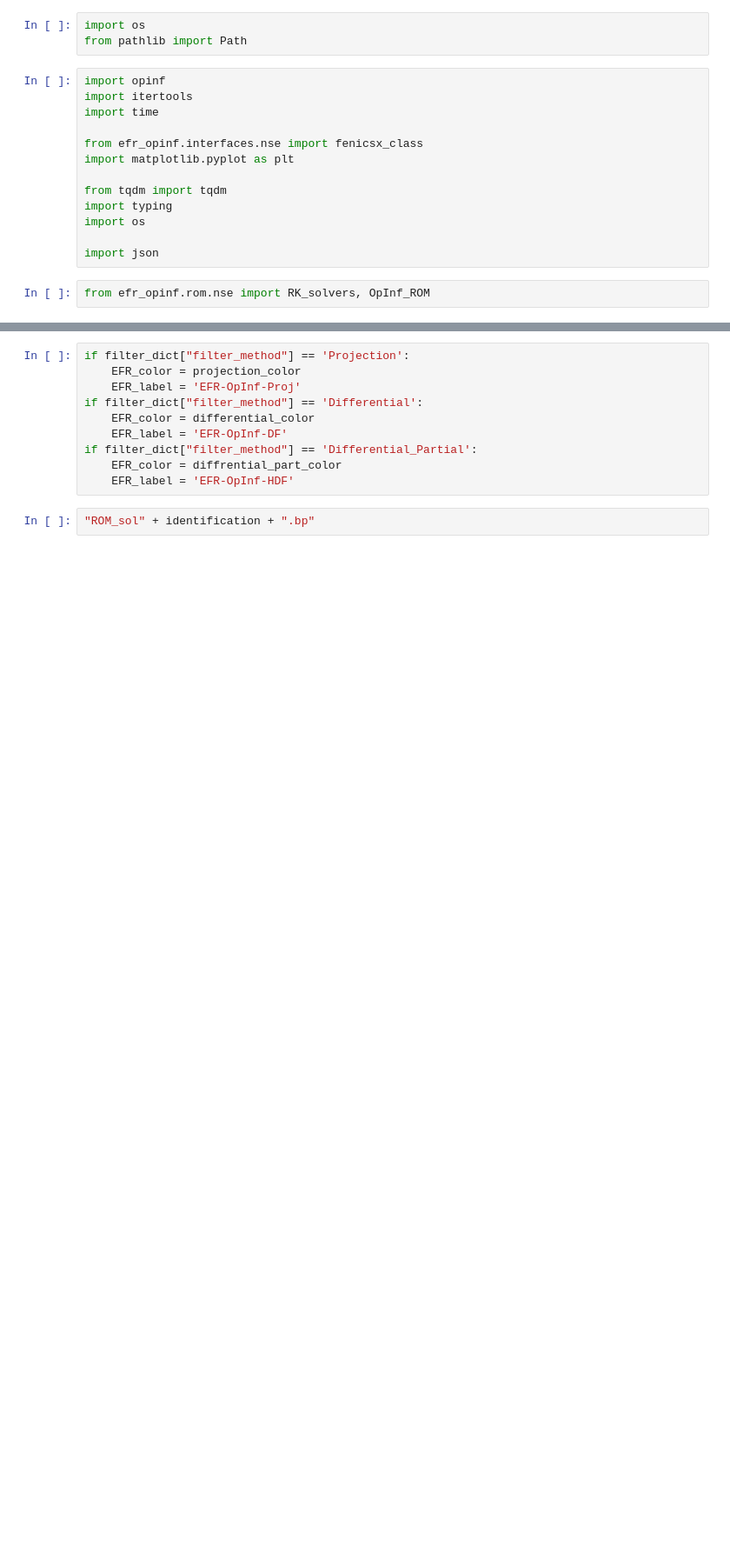
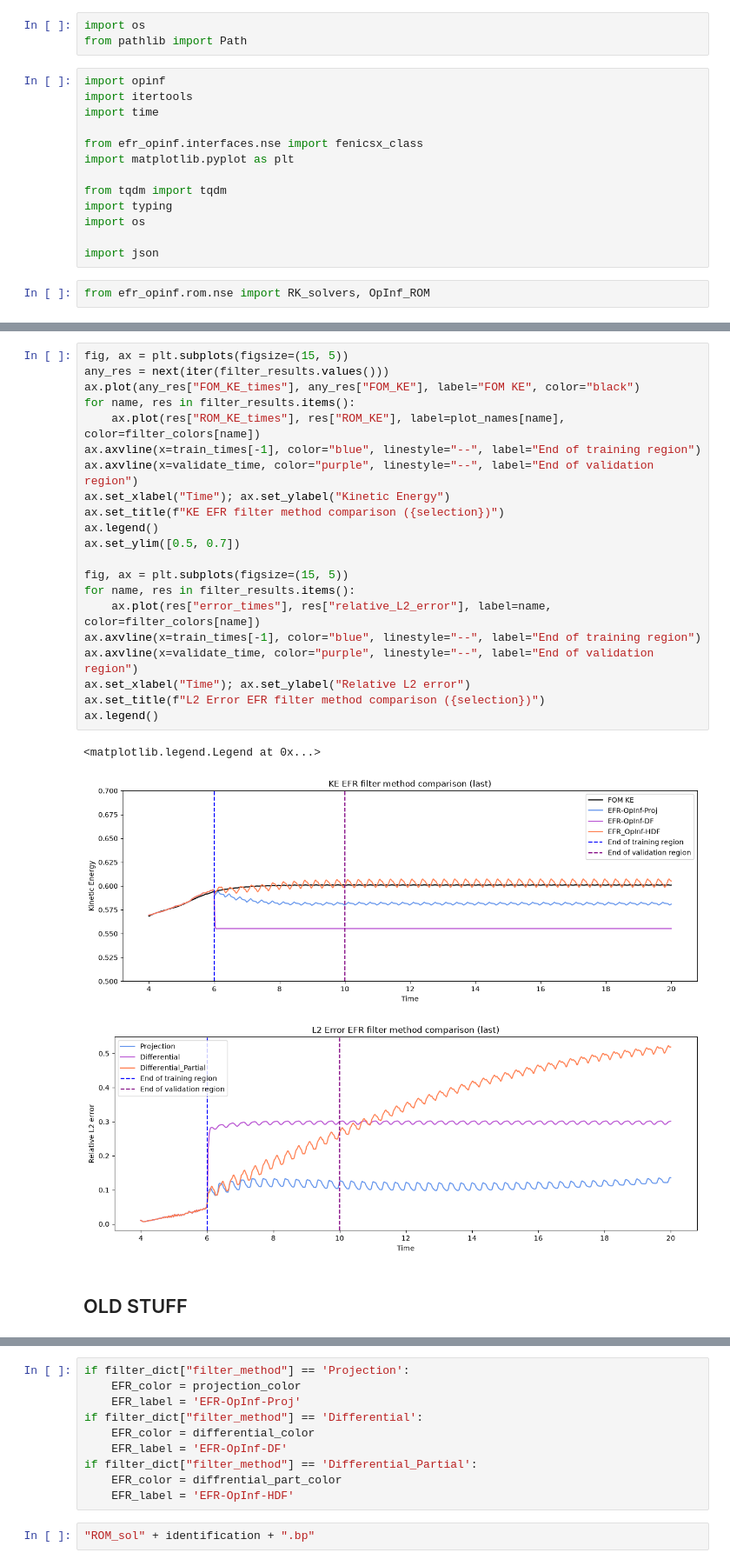
Before and after one commit to irmoore/EFR_Opinf, a Jupyter notebook: examples/EFR_Opinf_script.ipynb, the cells around one changed output, grey strips where cells are left out. Shown at 87% size. Saved outputs shown, nothing was run; the diff lists cells and outputs as text; blank space fills up the shorter version.

Commit message:
Updated notebook and EFR parameter selection method

```diff
--- a/examples/EFR_Opinf_script.ipynb
+++ b/examples/EFR_Opinf_script.ipynb
@@ -126,3 +240,30 @@ def plot_KE(FOM_KE_times: np.ndarray, ROM_KE_times: np.ndarray, FOM_KE: np.ndarr
+# %%
+fig, ax = plt.subplots(figsize=(15, 5))
+any_res = next(iter(filter_results.values()))
+ax.plot(any_res["FOM_KE_times"], any_res["FOM_KE"], label="FOM KE", color="black")
+for name, res in filter_results.items():
+    ax.plot(res["ROM_KE_times"], res["ROM_KE"], label=plot_names[name], color=filter_colors[name])
+ax.axvline(x=train_times[-1], color="blue", linestyle="--", label="End of training region")
+ax.axvline(x=validate_time, color="purple", linestyle="--", label="End of validation region")
+ax.set_xlabel("Time"); ax.set_ylabel("Kinetic Energy")
+ax.set_title(f"KE EFR filter method comparison ({selection})")
+ax.legend()
+ax.set_ylim([0.5, 0.7])
+
+fig, ax = plt.subplots(figsize=(15, 5))
+for name, res in filter_results.items():
+    ax.plot(res["error_times"], res["relative_L2_error"], label=name, color=filter_colors[name])
+ax.axvline(x=train_times[-1], color="blue", linestyle="--", label="End of training region")
+ax.axvline(x=validate_time, color="purple", linestyle="--", label="End of validation region")
+ax.set_xlabel("Time"); ax.set_ylabel("Relative L2 error")
+ax.set_title(f"L2 Error EFR filter method comparison ({selection})")
+ax.legend()
+# %% [output]
+<matplotlib.legend.Legend at 0x...>
+[figure, added]
+[figure, added]
+# %% [markdown]
+## OLD STUFF
 # %%
 # rlist = [20]
 # for r in rlist:
```
Also changed, not shown: parts of 12 cells of this notebook, 6 other files.
